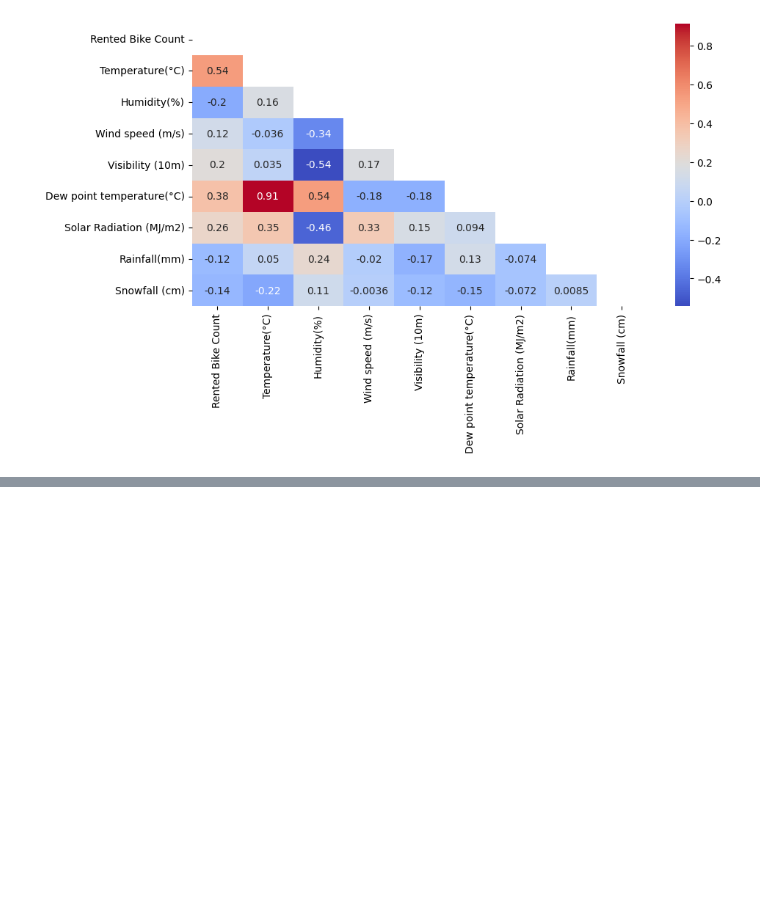
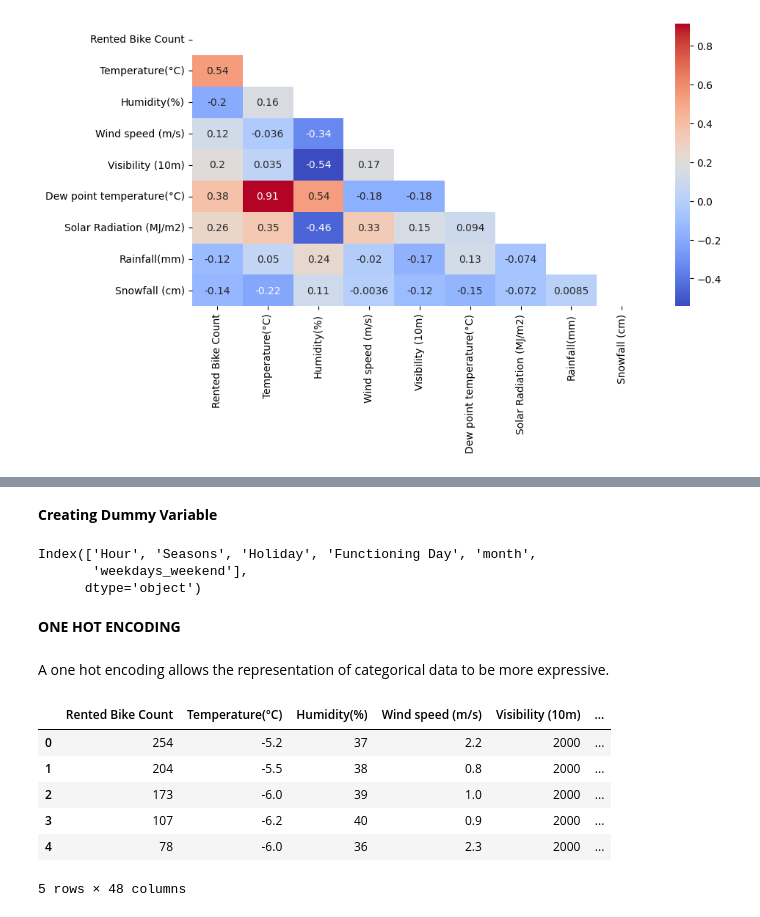
Before and after one commit to mrjupitercairo/BikeSharing, a Jupyter notebook: Capstone_Project.ipynb, the cells around one changed output, grey strips where cells are left out. Cells and saved outputs as stored; diff of their text form; code cells hidden in the pictures; blank space fills up the shorter version.

```diff
--- a/Capstone_Project.ipynb
+++ b/Capstone_Project.ipynb
@@ -573,0 +578,2 @@ sns.heatmap((correlation),mask=mask, annot=True,cmap='coolwarm')
+# %%
+bike_df=bike_df.drop(['Dew point temperature(°C)'],axis=1)
@@ -573,0 +600,33 @@ sns.heatmap((correlation),mask=mask, annot=True,cmap='coolwarm')
+# %% [markdown]
+**Creating Dummy Variable**
+# %%
+categorical_features=list(bike_df.select_dtypes(['object','category']).columns)
+categorical_features=pd.Index(categorical_features)
+categorical_features
+# %% [output]
+Index(['Hour', 'Seasons', 'Holiday', 'Functioning Day', 'month',
+       'weekdays_weekend'],
+      dtype='object')
+# %% [markdown]
+**ONE HOT ENCODING**
+# %% [markdown]
+A one hot encoding allows the representation of categorical data to be more expressive.
+# %%
+bike_df_copy = bike_df
+
+def one_hot_encoding(data, column):
+    data = pd.concat([data, pd.get_dummies(data[column], prefix=column, drop_first=True)], axis=1)
+    data = data.drop([column], axis=1)
+    return data
+
+for col in categorical_features:
+    bike_df_copy = one_hot_encoding(bike_df_copy, col)
+bike_df_copy.head()
+# %% [output]
+|  | Rented Bike Count | Temperature(°C) | Humidity(%) | Wind speed (m/s) | Visibility (10m) | ... |
+| 0 | 254 | -5.2 | 37 | 2.2 | 2000 | ... |
+| 1 | 204 | -5.5 | 38 | 0.8 | 2000 | ... |
+| 2 | 173 | -6.0 | 39 | 1.0 | 2000 | ... |
+| 3 | 107 | -6.2 | 40 | 0.9 | 2000 | ... |
+| 4 | 78 | -6.0 | 36 | 2.3 | 2000 | ... |
+5 rows × 48 columns
```
Also changed, not shown: parts of 2 cells of this notebook.
